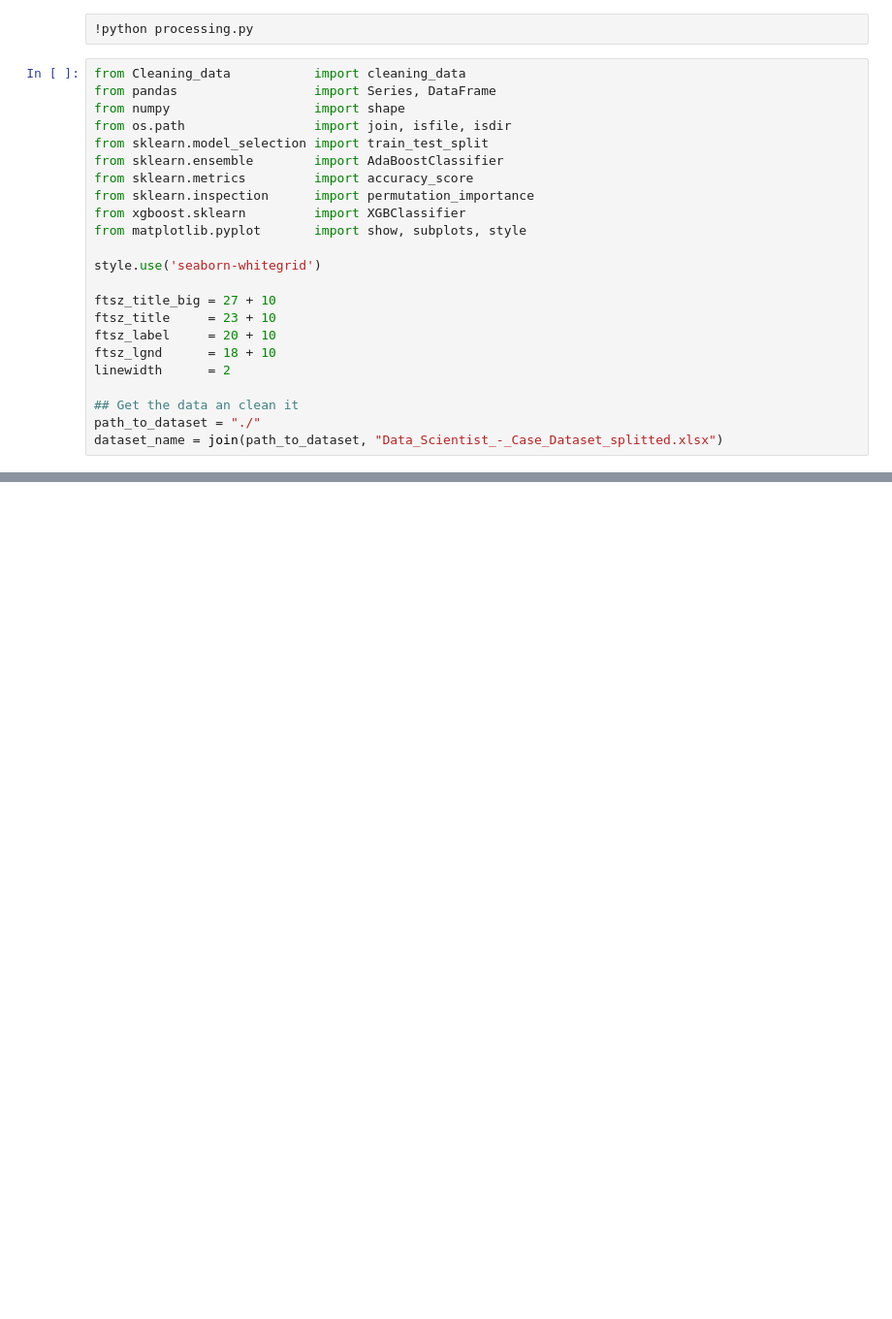
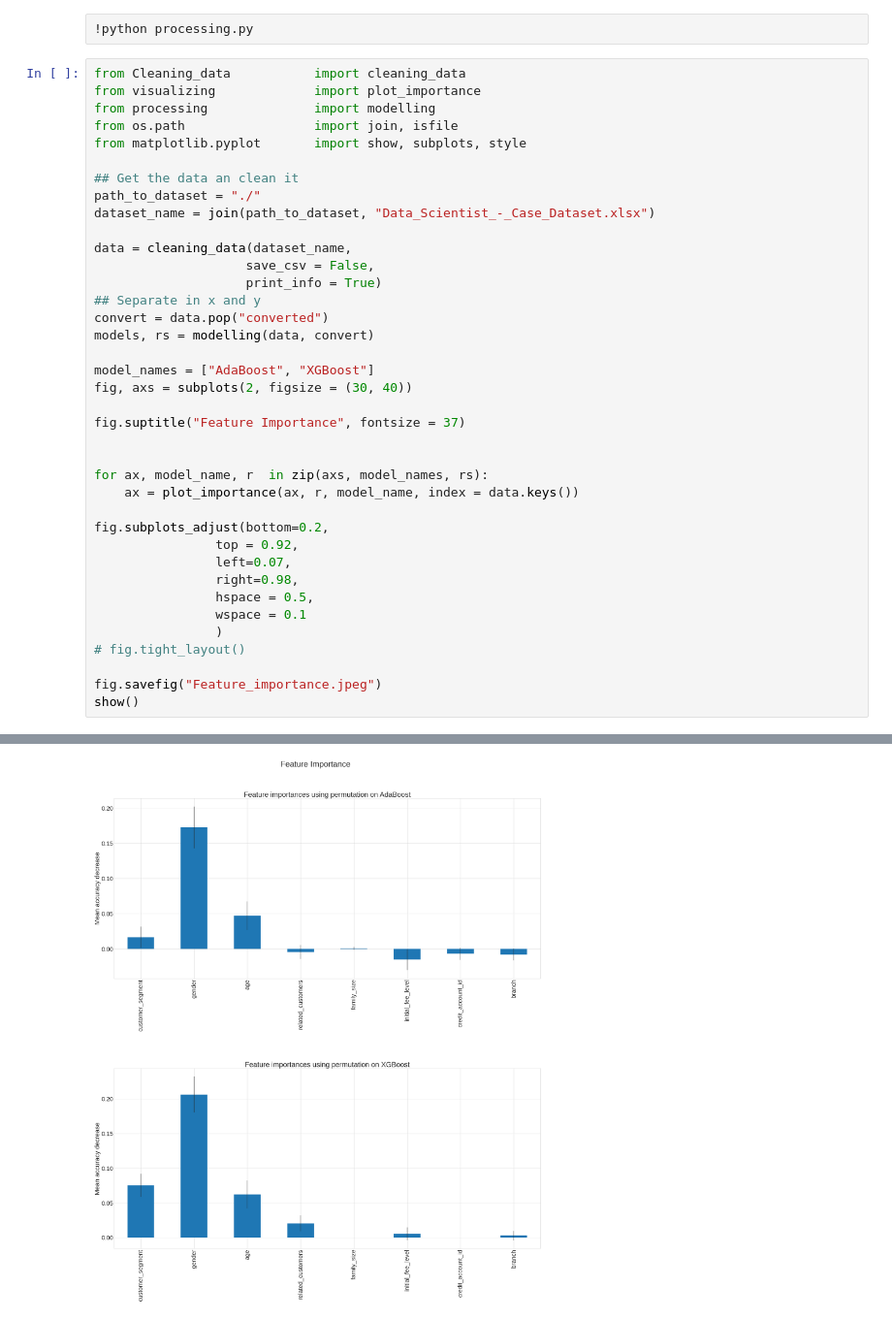
Before and after one commit to carlosmhd27/LenuseHealth_assignment, a Jupyter notebook: Solution.ipynb, the cells around one changed output, grey strips where cells are left out. Shown: that part at 97% size. Cells and saved outputs as stored; diff of their text form; blank space fills up the shorter version.

```diff
--- a/Solution.ipynb
+++ b/Solution.ipynb
@@ -161,24 +202,40 @@ After inspecting our data, it is the moment to actually look further into it, lo
 !python processing.py
 # %%
 from Cleaning_data           import cleaning_data
-from pandas                  import Series, DataFrame
-from numpy                   import shape
-from os.path                 import join, isfile, isdir
-from sklearn.model_selection import train_test_split
-from sklearn.ensemble        import AdaBoostClassifier
-from sklearn.metrics         import accuracy_score
-from sklearn.inspection      import permutation_importance
-from xgboost.sklearn         import XGBClassifier
+from visualizing             import plot_importance
+from processing              import modelling
+from os.path                 import join, isfile
 from matplotlib.pyplot       import show, subplots, style
-
-style.use('seaborn-whitegrid')
-
-ftsz_title_big = 27 + 10
-ftsz_title     = 23 + 10
-ftsz_label     = 20 + 10
-ftsz_lgnd      = 18 + 10
-linewidth      = 2
 
 ## Get the data an clean it
 path_to_dataset = "./"
-dataset_name = join(path_to_dataset, "Data_Scientist_-_Case_Dataset_splitted.xlsx")
+dataset_name = join(path_to_dataset, "Data_Scientist_-_Case_Dataset.xlsx")
+
+data = cleaning_data(dataset_name,
+                    save_csv = False,
+                    print_info = True)
+## Separate in x and y
+convert = data.pop("converted")
+models, rs = modelling(data, convert)
+
+model_names = ["AdaBoost", "XGBoost"]
+fig, axs = subplots(2, figsize = (30, 40))
+
+fig.suptitle("Feature Importance", fontsize = 37)
+
+
+for ax, model_name, r  in zip(axs, model_names, rs):
+    ax = plot_importance(ax, r, model_name, index = data.keys())
+
+fig.subplots_adjust(bottom=0.2,
+                top = 0.92,
+                left=0.07,
+                right=0.98,
+                hspace = 0.5,
+                wspace = 0.1
+                )
+# fig.tight_layout()
+
+fig.savefig("Feature_importance.jpeg")
+show()
+# %% [output]
@@ -184,0 +259 @@ dataset_name = join(path_to_dataset, "Data_Scientist_-_Case_Dataset_splitted.xls
+[figure, added]
```
Also changed, not shown: parts of 11 cells of this notebook, 4 other files.
